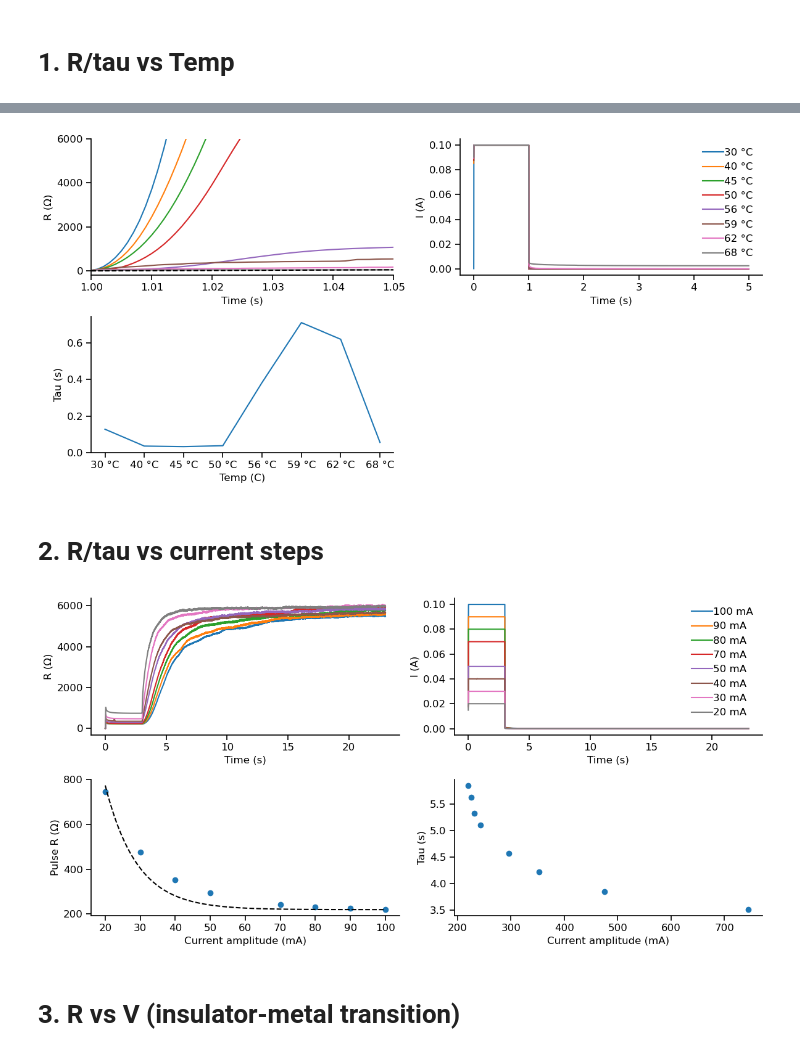
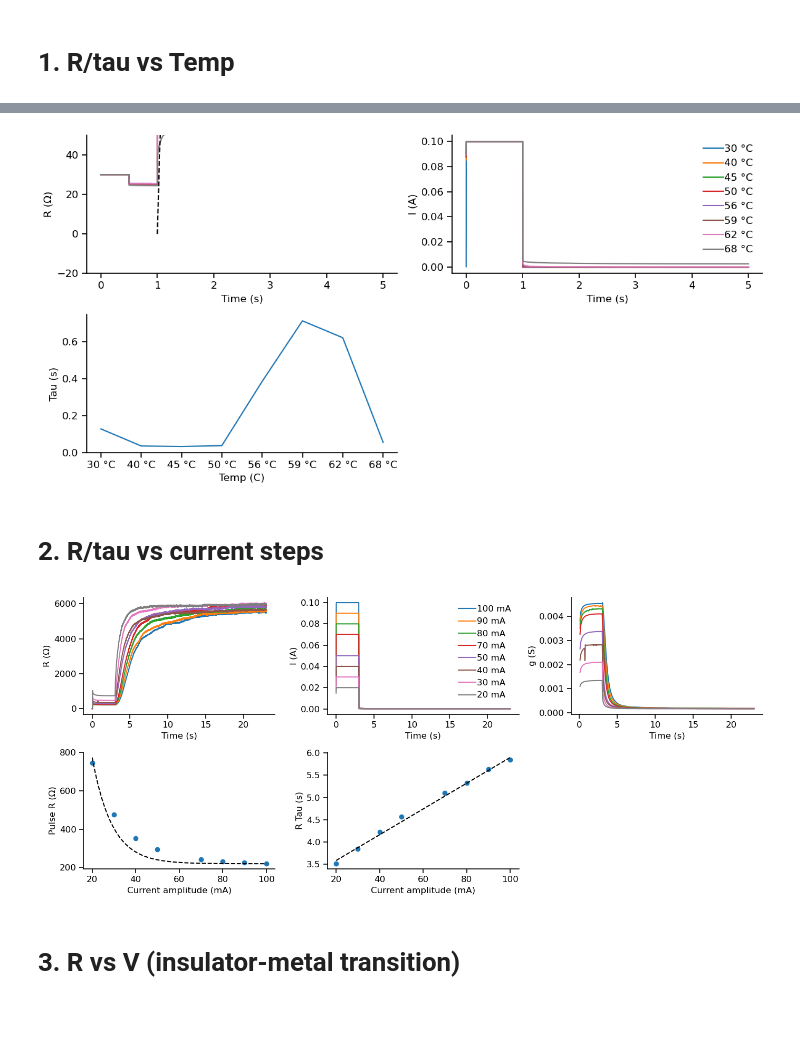
Before and after one commit to argalloni/Neuromorphic_simulations, a Jupyter notebook: VO2_data_analysis.ipynb, the cells around one changed output, grey strips where cells are left out. Saved outputs shown, nothing was run; the diff lists cells and outputs as text; code cells hidden in the pictures; blank space fills up the shorter version.

```diff
--- a/VO2_data_analysis.ipynb
+++ b/VO2_data_analysis.ipynb
@@ -50,10 +63,10 @@ fig,ax = plt.subplots(2,2,figsize=[12,6])
 ax[0,0].plot(time,resistance_traces.T,label=temps)
 ax[0,0].set_xlabel('Time (s)')
 ax[0,0].set_ylabel('R (Ω)')
-ax[0,0].set_xlim([1.,1.05])
+# ax[0,0].set_xlim([1.,1.05])
 # ax[0,0].set_ylim(top=45000)
 # ax[0,0].set_ylim([-500,5000])
-ax[0,0].set_ylim([-200,6000])
+ax[0,0].set_ylim([-20,50])
 # ax[0,0].set_xlim([0.95,5])
 
 x = np.array([1,1.05])
@@ -81,7 +94,7 @@ ax[1,1].axis('off')
 plt.tight_layout()
 plt.show()
 # %% [output]
-[figure, old version]
+[figure, new version]
 # %% [markdown]
 # 2. R/tau vs current steps
 # %%
@@ -103,43 +116,52 @@ for i,R in enumerate(resistance_traces):
 # %%
 # Plot data
 
-fig,ax = plt.subplots(2,2,figsize=[12,6])
+fig,ax = plt.subplots(2,3,figsize=[14,6])
 
 for i,R in enumerate(resistance_traces):
     ax[0,0].plot(time, R, label=Isteps[i])
 ax[0,0].set_xlabel('Time (s)')
 ax[0,0].set_ylabel('R (Ω)')
 # ax[0,0].set_xlim([1.,1.05])
 # ax[0,0].set_ylim(top=5000)
 
 for i,I in enumerate(current_traces):
     ax[0,1].plot(time, I, label=Isteps[i])
 ax[0,1].set_xlabel('Time (s)')
 ax[0,1].set_ylabel('I (A)')
 ax[0,1].legend()
 
+ax[0,2].plot(time[100:], 1/resistance_traces.T[100:], label=Isteps[i])
+ax[0,2].set_xlabel('Time (s)')
+ax[0,2].set_ylabel('g (S)')
+
+ax[1,2].axis('off')
+
 conducting_R = np.flip(resistance_traces[:,3000])
 current_steps = np.array([20,30,40,50,70,80,90,100])
 ax[1,0].scatter(current_steps,conducting_R)
 ax[1,0].set_ylabel('Pulse R (Ω)')
 ax[1,0].set_xlabel('Current amplitude (mA)')
 
 x = np.linspace(20,100,1000)
 y = lambda x: 5000*np.exp(-0.11*x)+220
 ax[1,0].plot(x,y(x), '--k')
 
-# ax[1,1].scatter(current_steps,np.flip(tau))
-ax[1,1].scatter(conducting_R,np.flip(tau))
+ax[1,1].scatter(current_steps,np.flip(tau))
+# ax[1,1].scatter(conducting_R,np.flip(tau))
 ax[1,1].set_xlabel('Current amplitude (mA)')
-ax[1,1].set_ylabel('Tau (s)')
+ax[1,1].set_ylabel('R Tau (s)')
 
 # tau_fit = lambda x: 0.44 * (x)**0.5 + 1.45
-# ax[1,1].plot(current_steps,tau_fit(current_steps),'--k')
+tau_fit = lambda x: 0.029 * x + 3
+# tau_fit = lambda x: 0.018 * x**1.1 + 3
+# tau_fit = lambda x: 0.012 * x**1.2 + 3
+ax[1,1].plot(current_steps,tau_fit(current_steps),'--k')
 
 plt.tight_layout()
 plt.show()
 # %% [output]
-[figure, old version]
+[figure, new version]
 # %% [markdown]
 # 3. R vs V (insulator-metal transition)
 # %%
```
Also changed, not shown: parts of 7 cells of this notebook, 1 other file.
